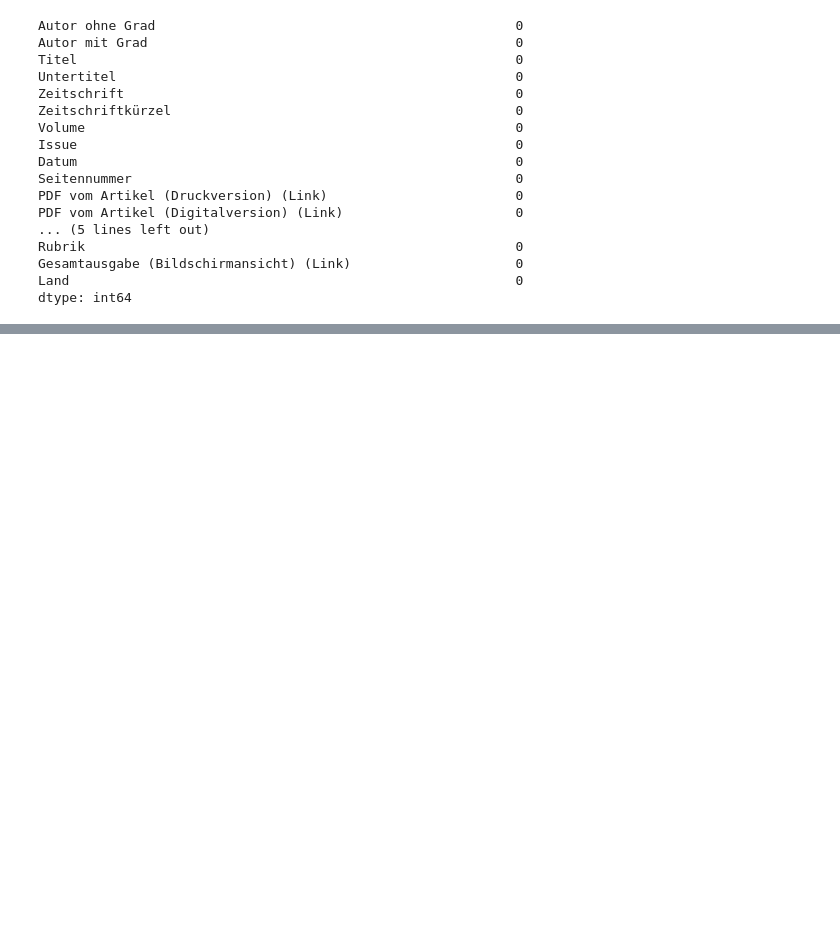
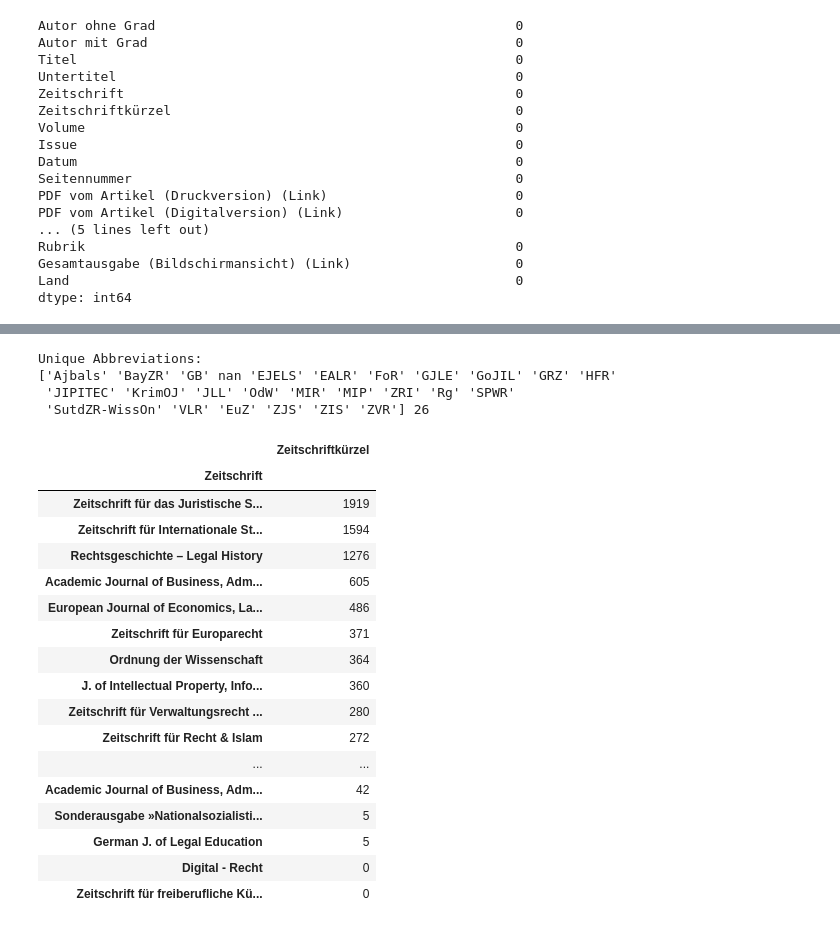
Before and after one commit to Moritzz00/Datavisualization_Project, a Jupyter notebook: clean_up.ipynb, the cells around one changed output, grey strips where cells are left out. Saved outputs shown, nothing was run; the diff lists cells and outputs as text; code cells hidden in the pictures; blank space fills up the shorter version.

```diff
--- a/clean_up.ipynb
+++ b/clean_up.ipynb
@@ -198,0 +229,31 @@ dtype: int64
+# %%
+unique_abbr = df['Zeitschriftkürzel'].unique()
+
+print('\nUnique Abbreviations:')
+print(unique_abbr, len(unique_abbr))
+# %% [output]
+Unique Abbreviations:
+['Ajbals' 'BayZR' 'GB' nan 'EJELS' 'EALR' 'FoR' 'GJLE' 'GoJIL' 'GRZ' 'HFR'
+ 'JIPITEC' 'KrimOJ' 'JLL' 'OdW' 'MIR' 'MIP' 'ZRI' 'Rg' 'SPWR'
+ 'SutdZR-WissOn' 'VLR' 'EuZ' 'ZJS' 'ZIS' 'ZVR'] 26
+# %%
+df[['Zeitschrift', 'Zeitschriftkürzel']].groupby('Zeitschrift').count().sort_values('Zeitschriftkürzel', ascending=False)
+# %% [output]
+|  | Zeitschriftkürzel |
+| Zeitschrift |  |
+| Zeitschrift für das Juristische S... | 1919 |
+| Zeitschrift für Internationale St... | 1594 |
+| Rechtsgeschichte – Legal History | 1276 |
+| Academic Journal of Business, Adm... | 605 |
+| European Journal of Economics, La... | 486 |
+| Zeitschrift für Europarecht | 371 |
+| Ordnung der Wissenschaft | 364 |
+| J. of Intellectual Property, Info... | 360 |
+| Zeitschrift für Verwaltungsrecht ... | 280 |
+| Zeitschrift für Recht & Islam | 272 |
+| ... | ... |
+| Academic Journal of Business, Adm... | 42 |
+| Sonderausgabe »Nationalsozialisti... | 5 |
+| German J. of Legal Education | 5 |
+| Digital - Recht | 0 |
+| Zeitschrift für freiberufliche Kü... | 0 |
```
Also changed, not shown: parts of 3 cells of this notebook, 1 other file.
